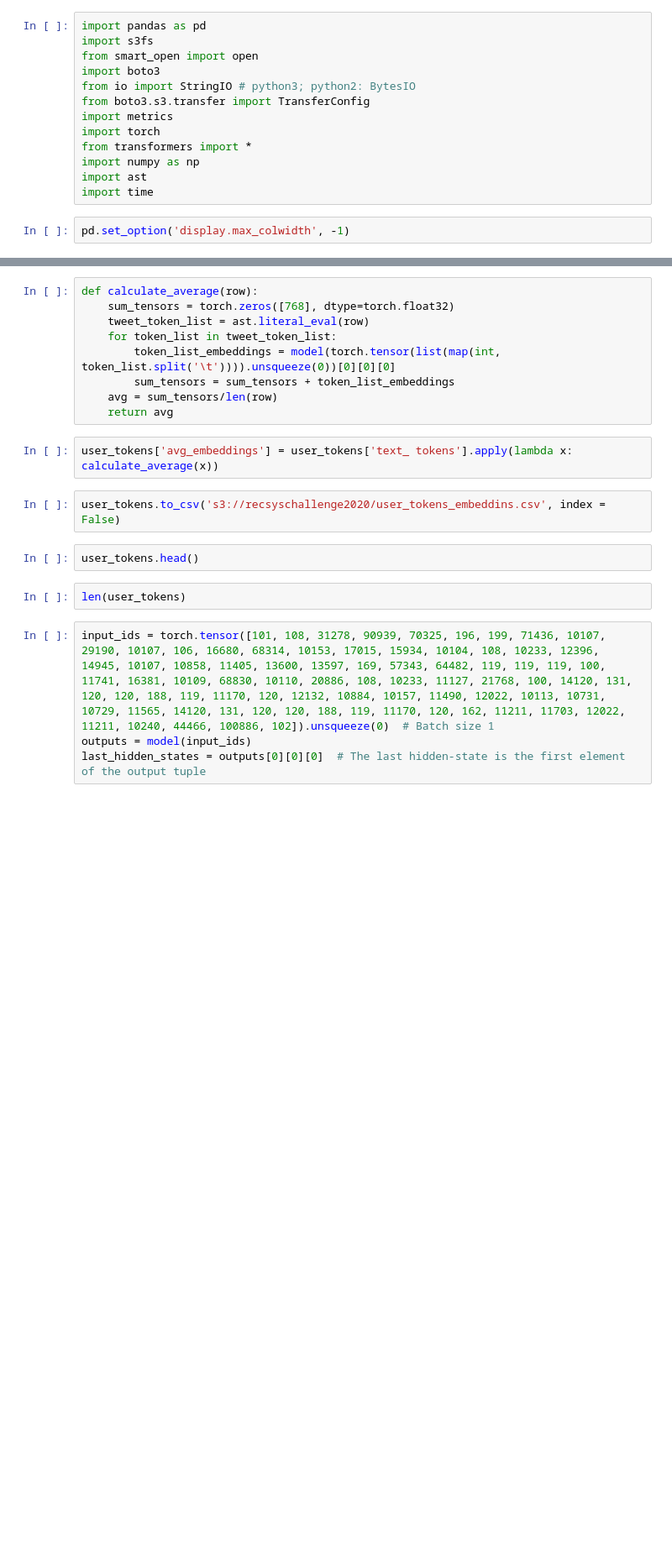
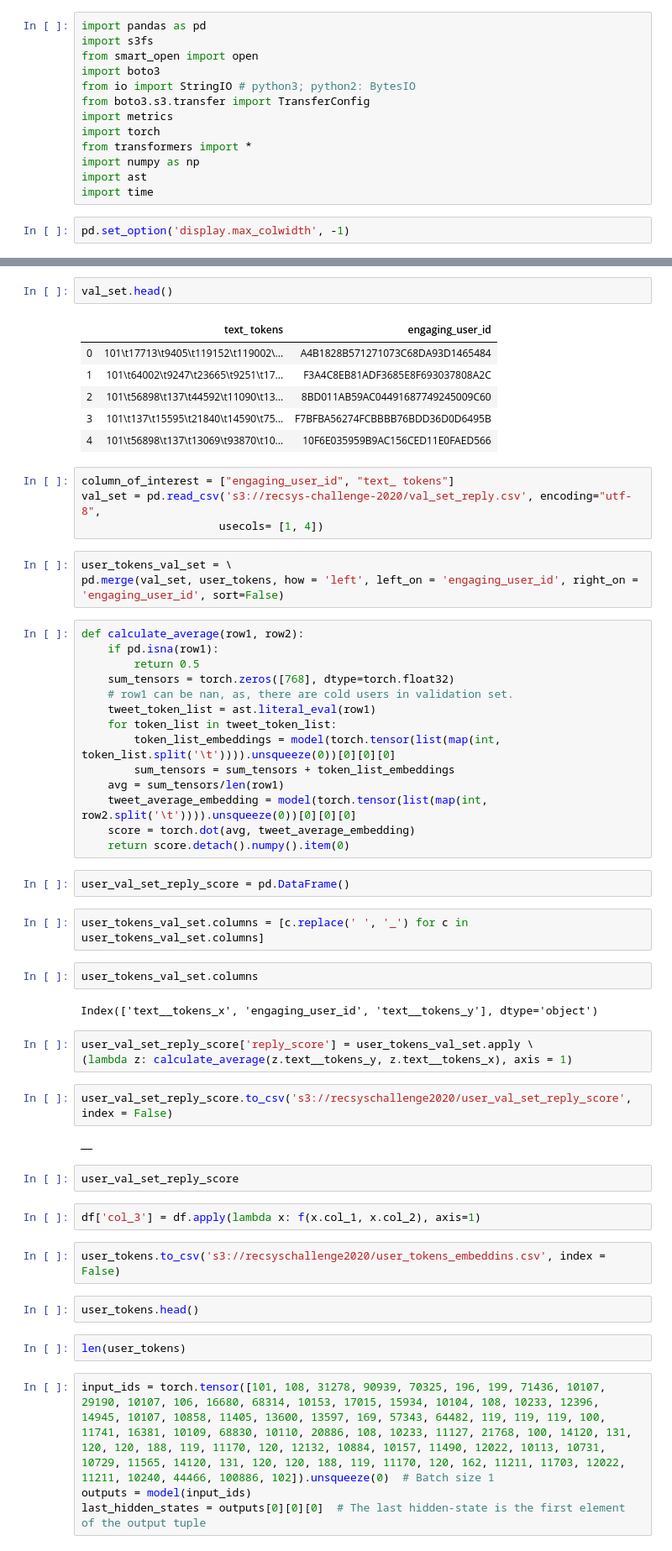
Before and after one commit to sumitsidana/recsys_challenge_2020, a Jupyter notebook: UserEmbeddings.ipynb, the cells around one changed output, grey strips where cells are left out. Shown at 84% size. Saved outputs shown, nothing was run; the diff lists cells and outputs as text; blank space fills up the shorter version.

```diff
--- a/UserEmbeddings.ipynb
+++ b/UserEmbeddings.ipynb
@@ -24,14 +29,52 @@ TypeError: from_pretrained() takes 2 positional arguments but 3 were given
+# %%
+val_set.head()
+# %% [output]
+|  | text_ tokens | engaging_user_id |
+| 0 | 101\t17713\t9405\t119152\t119002\... | A4B1828B571271073C68DA93D1465484 |
+| 1 | 101\t64002\t9247\t23665\t9251\t17... | F3A4C8EB81ADF3685E8F693037808A2C |
+| 2 | 101\t56898\t137\t44592\t11090\t13... | 8BD011AB59AC04491687749245009C60 |
+| 3 | 101\t137\t15595\t21840\t14590\t75... | F7BFBA56274FCBBBB76BDD36D0D6495B |
+| 4 | 101\t56898\t137\t13069\t93870\t10... | 10F6E035959B9AC156CED11E0FAED566 |
+# %%
+column_of_interest = ["engaging_user_id", "text_ tokens"]
+val_set = pd.read_csv('s3://recsys-challenge-2020/val_set_reply.csv', encoding="utf-8",
+                     usecols= [1, 4])
+# %%
+user_tokens_val_set = \
+pd.merge(val_set, user_tokens, how = 'left', left_on = 'engaging_user_id', right_on = 'engaging_user_id', sort=False)
 # %%
-def calculate_average(row):
+def calculate_average(row1, row2):
+    if pd.isna(row1):
+        return 0.5
     sum_tensors = torch.zeros([768], dtype=torch.float32)
-    tweet_token_list = ast.literal_eval(row)
+    # row1 can be nan, as, there are cold users in validation set.
+    tweet_token_list = ast.literal_eval(row1)
     for token_list in tweet_token_list:
         token_list_embeddings = model(torch.tensor(list(map(int, token_list.split('\t')))).unsqueeze(0))[0][0][0]
         sum_tensors = sum_tensors + token_list_embeddings
-    avg = sum_tensors/len(row)
-    return avg
+    avg = sum_tensors/len(row1)
+    tweet_average_embedding = model(torch.tensor(list(map(int, row2.split('\t')))).unsqueeze(0))[0][0][0]
+    score = torch.dot(avg, tweet_average_embedding)
+    return score.detach().numpy().item(0)
-# %%
-user_tokens['avg_embeddings'] = user_tokens['text_ tokens'].apply(lambda x: calculate_average(x))
+# %%
+user_val_set_reply_score = pd.DataFrame()
+# %%
+user_tokens_val_set.columns = [c.replace(' ', '_') for c in user_tokens_val_set.columns]
+# %%
+user_tokens_val_set.columns
+# %% [output]
+Index(['text__tokens_x', 'engaging_user_id', 'text__tokens_y'], dtype='object')
+# %%
+user_val_set_reply_score['reply_score'] = user_tokens_val_set.apply \
+(lambda z: calculate_average(z.text__tokens_y, z.text__tokens_x), axis = 1)
+# %%
+user_val_set_reply_score.to_csv('s3://recsyschallenge2020/user_val_set_reply_score', index = False)
+# %% [output]
+|  |
+# %%
+user_val_set_reply_score
+# %%
+df['col_3'] = df.apply(lambda x: f(x.col_1, x.col_2), axis=1)
 # %%
 user_tokens.to_csv('s3://recsyschallenge2020/user_tokens_embeddins.csv', index = False)
 # %%
```
Also changed, not shown: parts of 3 cells of this notebook, 6 other files.
